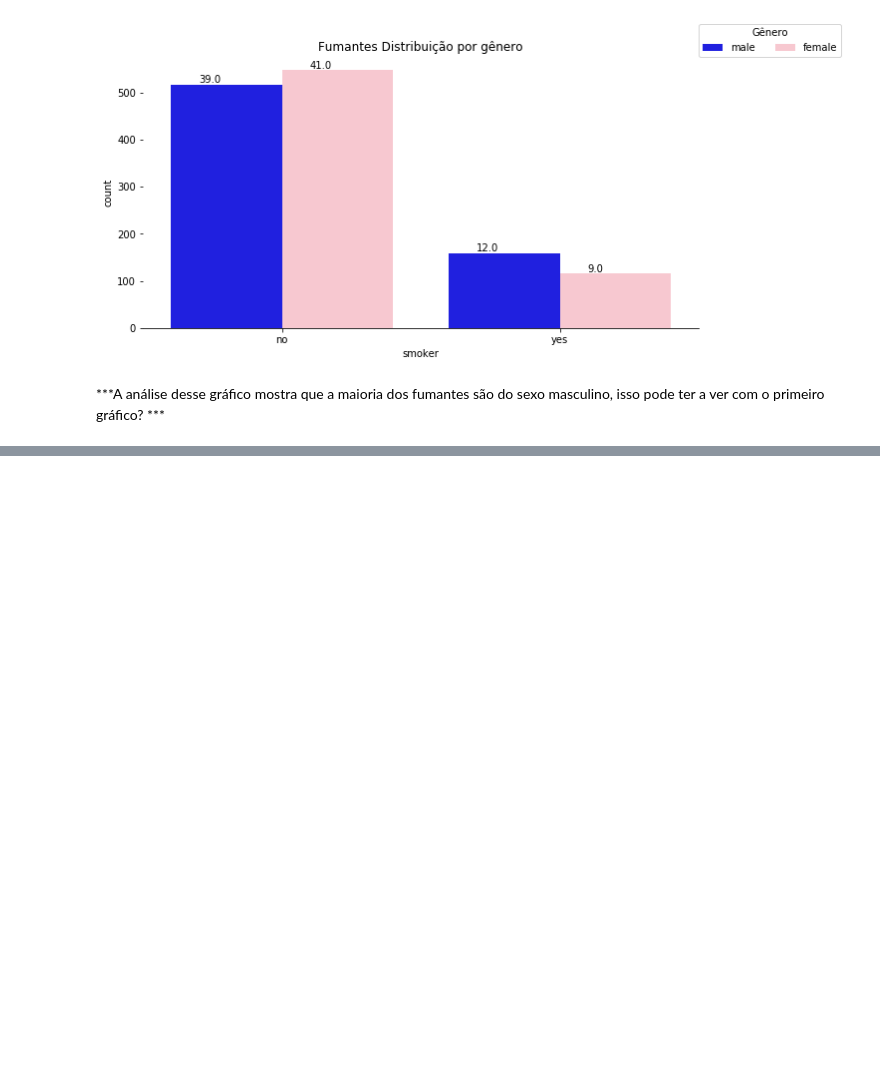
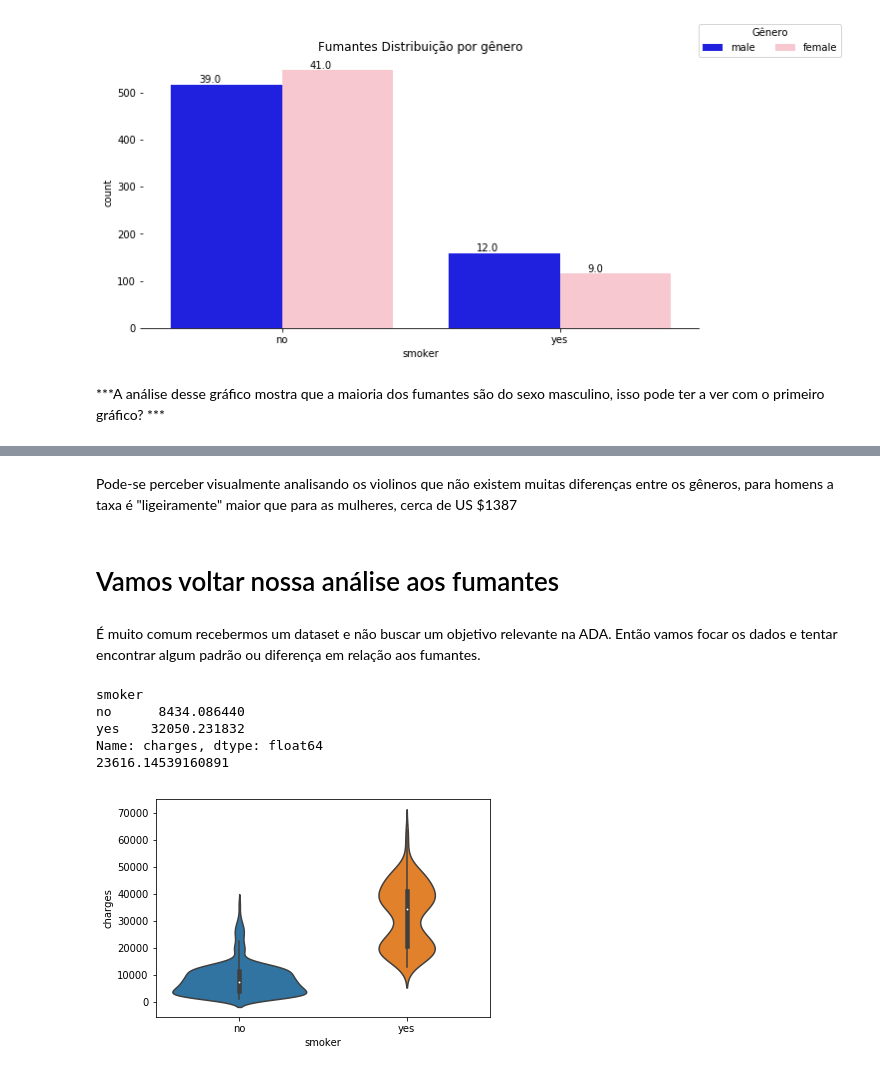
Before and after one commit to araramakerspace/CursoDataScience, a Jupyter notebook: Aula2/Aula3- Analise explanatoria.ipynb, the cells around one changed output, grey strips where cells are left out. Saved outputs shown, nothing was run; the diff lists cells and outputs as text; code cells hidden in the pictures; blank space fills up the shorter version.

```diff
--- a/Aula2/Aula3- Analise explanatoria.ipynb
+++ b/Aula2/Aula3- Analise explanatoria.ipynb
@@ -332,0 +329,19 @@ Realizar uma analise explanatoria completa explicanto todos os conceitos em para
+# %% [markdown]
+Pode-se perceber visualmente analisando os violinos que não existem muitas diferenças entre os gêneros, para homens a taxa é "ligeiramente" maior que para as mulheres, cerca de US $1387
+# %% [markdown]
+# Vamos voltar nossa análise aos fumantes
+# %% [markdown]
+É muito comum recebermos um dataset e não buscar um objetivo relevante na ADA.
+Então vamos focar os dados e tentar encontrar algum padrão ou diferença em relação aos fumantes.
+# %%
+meanSmoker = df.groupby(by = "smoker")["charges"].mean()
+print(meanSmoker)
+print(meanSmoker["yes"] - meanSmoker["no"])
+boxPlot2 = sns.violinplot(x = "smoker", y = "charges", data = df)
+# %% [output]
+smoker
+no      8434.086440
+yes    32050.231832
+Name: charges, dtype: float64
+23616.14539160891
+[figure, added]
```
Also changed, not shown: parts of 27 cells of this notebook, 1 other file.
